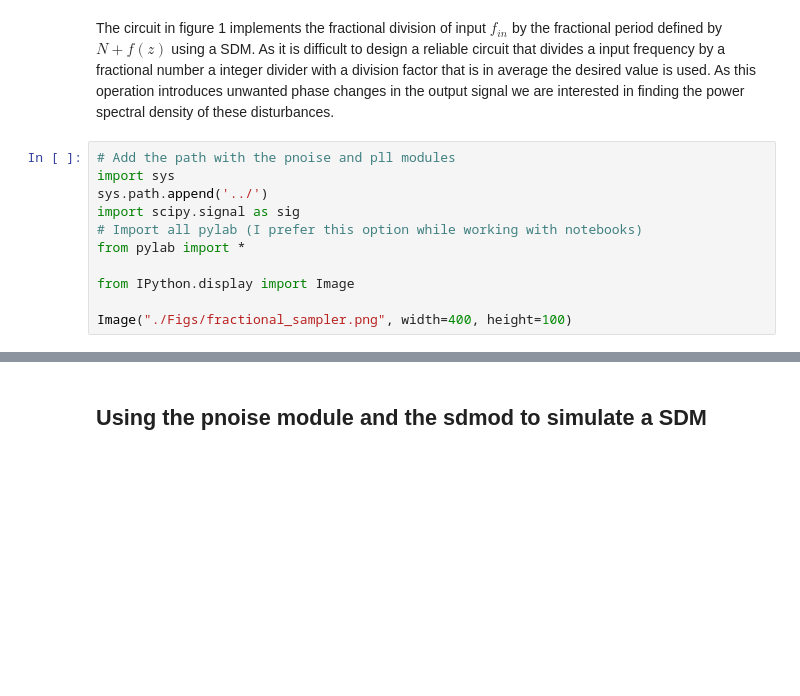
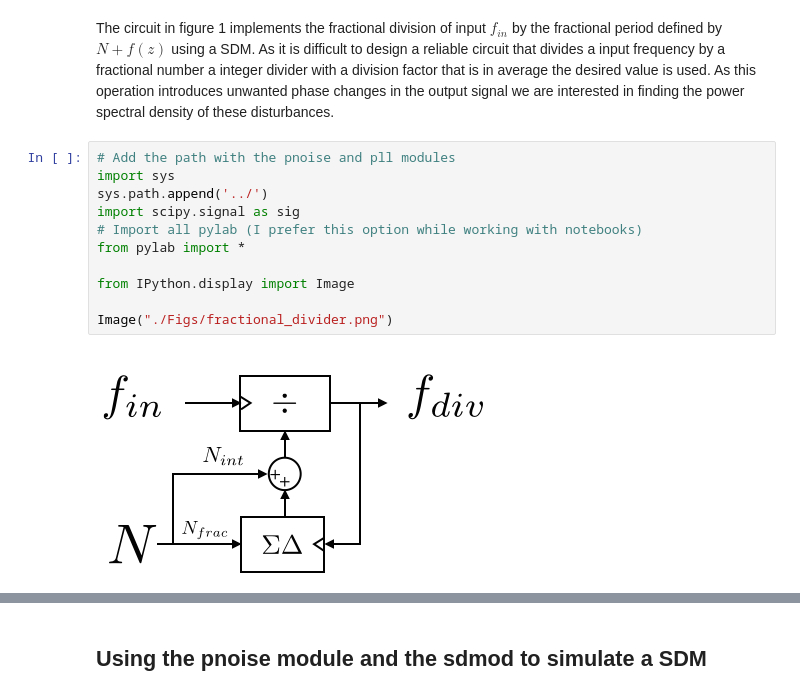
Before and after one commit to gitter-badger/plldesigner, a Jupyter notebook: notebooks/Sigma_delta_noise_in_fractional_PLLs.ipynb, the cells around one changed output, grey strips where cells are left out. Saved outputs shown, nothing was run; the diff lists cells and outputs as text; blank space fills up the shorter version.

```diff
--- a/notebooks/Sigma_delta_noise_in_fractional_PLLs.ipynb
+++ b/notebooks/Sigma_delta_noise_in_fractional_PLLs.ipynb
@@ -12,14 +12,16 @@ period defined by $N+f(z)$ using a SDM. As it is difficult to design a reliable
 # %%
 # Add the path with the pnoise and pll modules
 import sys
 sys.path.append('../')
 import scipy.signal as sig
 # Import all pylab (I prefer this option while working with notebooks)
 from pylab import *
 
 from IPython.display import Image
 
-Image("./Figs/fractional_sampler.png", width=400, height=100)
+Image("./Figs/fractional_divider.png")
+# %% [output]
+[figure, added]
 # %% [markdown]
 
 The instantaneous frequency division is given by:
```
Also changed, not shown: parts of 6 cells of this notebook.
